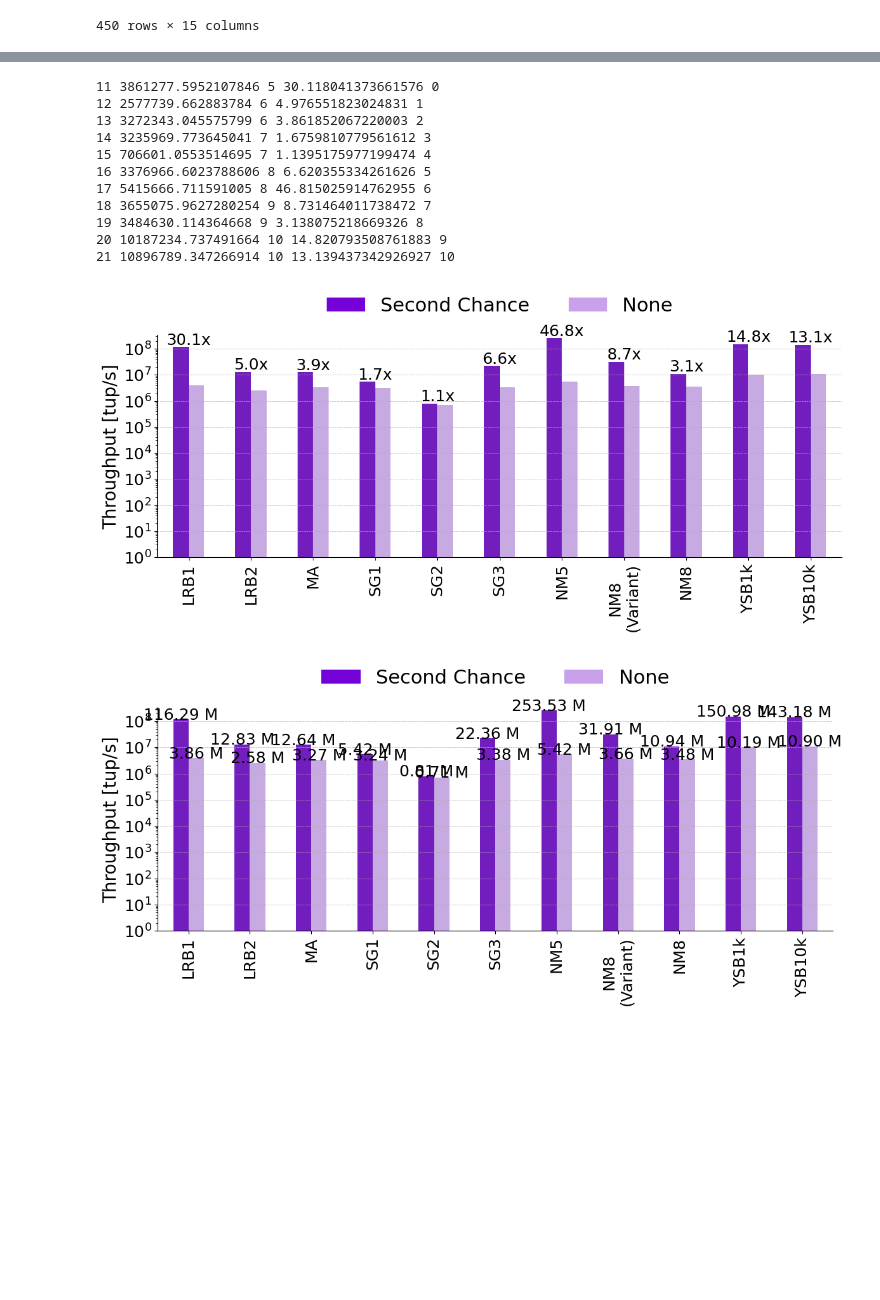
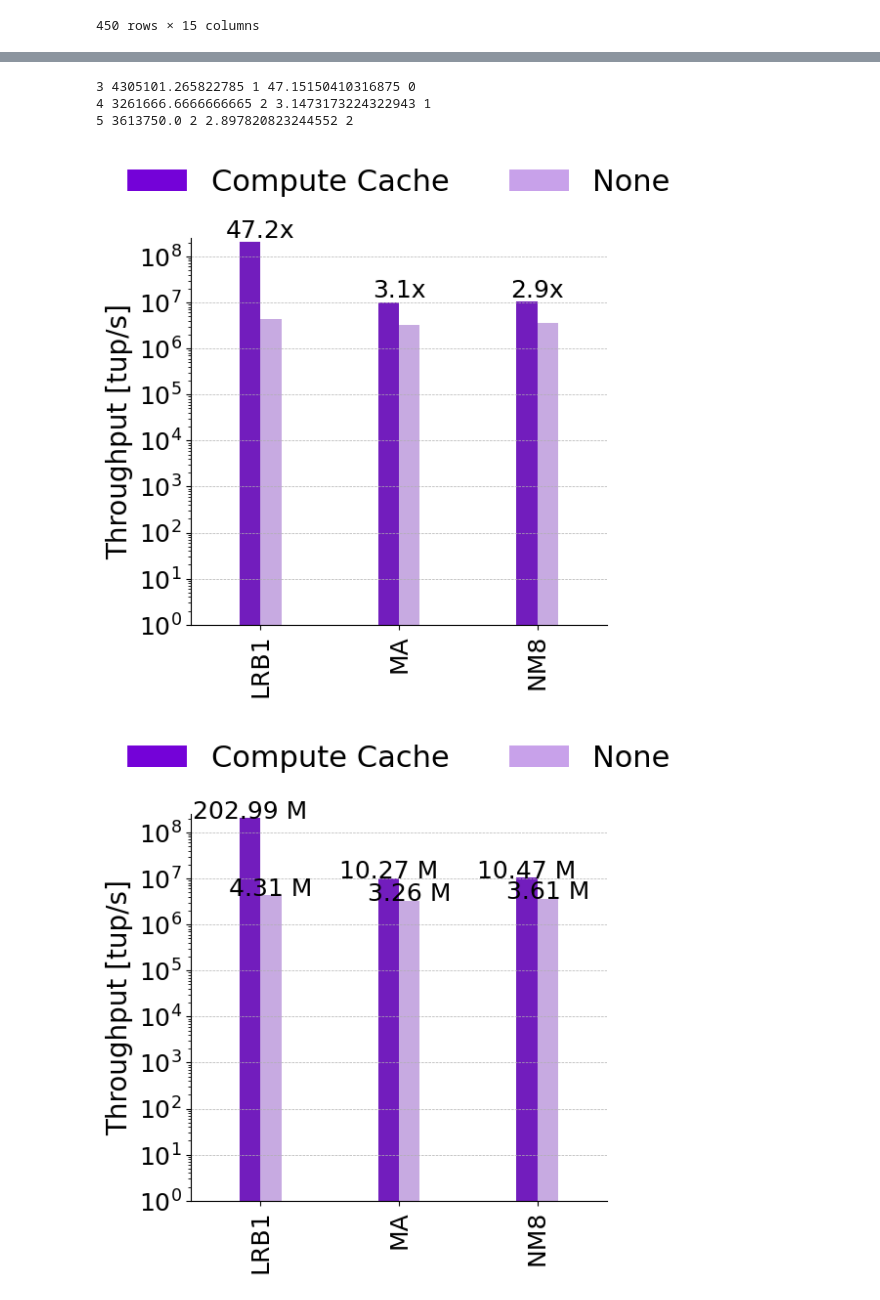
Before and after one commit to keyseven123/engine-statemanagement-paper, a Jupyter notebook: scripts/benchmarking/e2e/plots/SystemComparisonPlots.ipynb, the cells around one changed output, grey strips where cells are left out. Drawn from its saved outputs; the diff is of its cells as text; code cells hidden in the pictures; blank space fills up the shorter version.

```diff
--- a/scripts/benchmarking/e2e/plots/SystemComparisonPlots.ipynb
+++ b/scripts/benchmarking/e2e/plots/SystemComparisonPlots.ipynb
@@ -33,6 +33,8 @@ legend_handles = [
 ]
 
 df_concatenated['query_name'] = df_concatenated['query_name'].str.replace('NM8_Variant', 'NM8\n(Variant)')
+df_concatenated['query_name'] = df_concatenated['query_name'].str.replace('YSB1k', 'YSB')
+df_concatenated.loc[df_concatenated['tuplesPerSecond'] == -1, 'tuplesPerSecond'] = df_concatenated['tuplesPerSecond_e2e']
 df_concatenated
 # %% [output]
 |  | bytesPerSecond | query_name | time | tuplesPerSecond_e2e | tuplesPerSecond | executionMode | parallelism | ... |
@@ -163,7 +157,7 @@ df_filtered = df_concatenated[df_concatenated['parallelism'] == noThreads]
 df_filtered = df_filtered[(df_filtered['system'] == 'Flink') | ((df_filtered['system'] == 'NebulaStream') & (df_filtered['sliceCacheType'] == cacheType))]
 hue_order = ['NebulaStream', 'Flink']
 #x_order = ["CM1", "CM2", "LRB1", "LRB2", "MA", "SG1", "SG2", "SG3", "NM1", "NM2", "NM5", "NM8\n(Variant)", "NM8", "YSB1k", "YSB10k"]
-x_order = ["LRB1", "LRB2", "MA", "SG1", "SG2", "SG3", "NM1", "NM2", "NM5", "NM8\n(Variant)", "NM8", "YSB1k", "YSB10k"]
+x_order = ["LRB1", "LRB2", "MA", "SG1", "SG2", "SG3", "NM1", "NM2", "NM5", "NM8\n(Variant)", "NM8", "YSB"]
 
 #df_filtered = df_concatenated
 # Create and save the bar plot
@@ -262,7 +255,7 @@ legend_handles = [
     Patch(facecolor=custom_palette[0], label='Second Chance'),
     Patch(facecolor=custom_palette[1], label='None')
 ]
-legend_labels = ["Second Chance", "None"]
+legend_labels = ["Compute Cache", "None"]
 
 noThreads = 24
 system = "NebulaStream"
@@ -270,12 +263,12 @@ df_filtered = df_concatenated[df_concatenated['system'] == system]
 df_filtered = df_filtered[df_filtered['parallelism'] == noThreads]
 hue_order = ['SECOND_CHANCE', 'NONE']
 #x_order = ["CM1", "CM2", "LRB1", "LRB2", "MA", "SG1", "SG2", "SG3", "NM1", "NM2", "NM5", "NM8\n(Variant)", "NM8", "YSB1k", "YSB10k"]
-x_order = ["LRB1", "LRB2", "MA", "SG1", "SG2", "SG3", "NM5", "NM8\n(Variant)", "NM8", "YSB1k", "YSB10k"]
+x_order = ["LRB1", "MA", "NM8"]
 
 #df_filtered = df_concatenated
 # Create and save the bar plot
-plt.figure(figsize=(12, 6))
-ax = sns.barplot(data=df_filtered, x='query_name', y='tuplesPerSecond_e2e', hue='sliceCacheType', palette=custom_palette, hue_order=hue_order, order=x_order, dodge=0.2, width=0.5)
+plt.figure(figsize=(6, 6))
+ax = sns.barplot(data=df_filtered, x='query_name', y='tuplesPerSecond', hue='sliceCacheType', palette=custom_palette, hue_order=hue_order, order=x_order, dodge=0.2, width=0.3)
 #plt.title(f'Tuples per Second for numberOfWorkerThreads == {noThreads}')
 plt.xticks(rotation=90, fontsize=18)
 plt.xlabel("")
@@ -322,50 +315,42 @@ hue_order = ['SECOND_CHANCE', 'NONE']
 
 #df_filtered = df_concatenated
 # Create and save the bar plot
-plt.figure(figsize=(12, 6))
-ax = sns.barplot(data=df_filtered, x='query_name', y='tuplesPerSecond_e2e', hue='sliceCacheType', palette=custom_palette, hue_order=hue_order, order=x_order, dodge=0.2, width=0.5)
+plt.figure(figsize=(6, 6))
+ax = sns.barplot(data=df_filtered, x='query_name', y='tuplesPerSecond', hue='sliceCacheType', palette=custom_palette, hue_order=hue_order, order=x_order, dodge=0.2, width=0.3)
 #plt.title(f'Tuples per Second for numberOfWorkerThreads == {noThreads}')
 plt.xticks(rotation=90, fontsize=18)
 plt.xlabel("")
 plt.ylabel("Throughput [tup/s]", fontsize=20)
 plt.yticks(fontsize=18)
 plt.yscale('log')
 plt.ylim(1)
 plt.grid(True, which='major', axis='y', linestyle='--', linewidth=0.5)
 
 # Remove top and right spines
 ax.spines['top'].set_visible(False)
 ax.spines['right'].set_visible(False)
 
 # Annotate the bars with values in millions per second
 for p in ax.patches:
     ax.annotate(f'{p.get_height() / 1e6:.2f} M',
                 (p.get_x() + p.get_width() / 2., p.get_height()), fontsize = 18,
                 ha='center', va='center', xytext=(0, 5),
                 textcoords='offset points')
 
 plt.legend(title='', handles=legend_handles, fontsize=22, title_fontsize=22, labels=legend_labels,
     loc='upper center',
     bbox_to_anchor=(0.5, 1.25),
     ncol=2,
     frameon=False)
 plt.tight_layout()
 plt.show()
 plt.close()
 # %% [output]
-11 3861277.5952107846 5 30.118041373661576 0
-12 2577739.662883784 6 4.976551823024831 1
-13 3272343.045575799 6 3.861852067220003 2
-14 3235969.773645041 7 1.6759810779561612 3
-15 706601.0553514695 7 1.1395175977199474 4
-16 3376966.6023788606 8 6.620355334261626 5
-17 5415666.711591005 8 46.815025914762955 6
-18 3655075.9627280254 9 8.731464011738472 7
-19 3484630.114364668 9 3.138075218669326 8
-20 10187234.737491664 10 14.820793508761883 9
-21 10896789.347266914 10 13.139437342926927 10
+3 4305101.265822785 1 47.15150410316875 0
+4 3261666.6666666665 2 3.1473173224322943 1
+5 3613750.0 2 2.897820823244552 2
-[figure, old version]
+[figure, new version]
-[figure, old version]
+[figure, new version]
 # %%
 # Create and save line plots for each query_name
 hue_order = ['NebulaStream', 'Flink']
```
Also changed, not shown: parts of 3 cells of this notebook, 24 other files.
